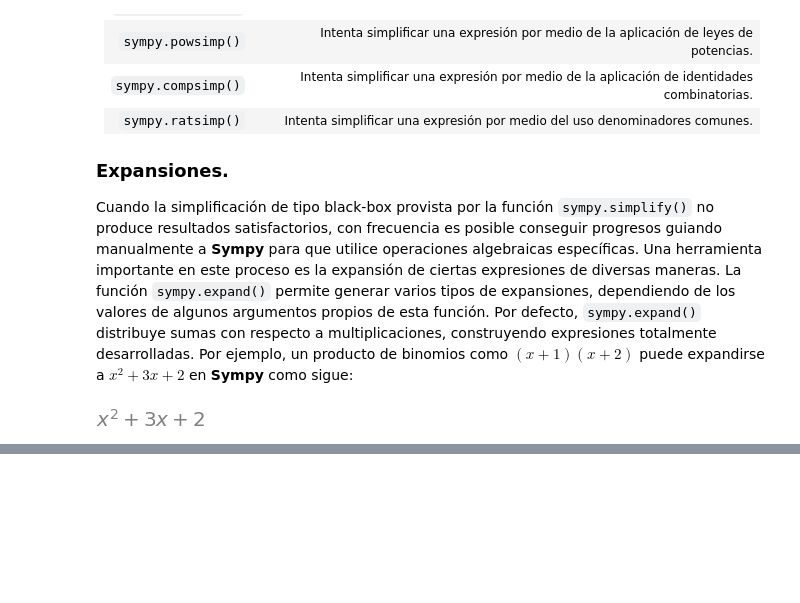
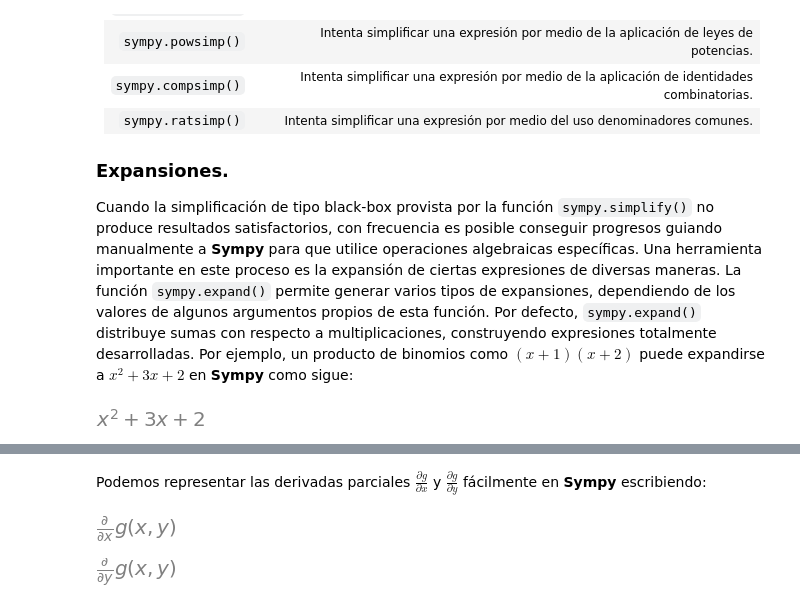
Before and after one commit to rquezadac/udd_data_analytics_lectures, a Jupyter notebook: seccion_04_scipy/clase_4_2.ipynb, the cells around one changed output, grey strips where cells are left out. Saved outputs shown, nothing was run; the diff lists cells and outputs as text; code cells hidden in the pictures; blank space fills up the shorter version.

```diff
--- a/seccion_04_scipy/clase_4_2.ipynb
+++ b/seccion_04_scipy/clase_4_2.ipynb
@@ -740,0 +768,15 @@ values = np.linspace(start=0, stop=99, num=100)
+# %%
+# Función de dos variables g(x, y).
+g = sympy.Function("g")(x, y)
+# %% [markdown]
+Podemos representar las derivadas parciales $\displaystyle \frac {\partial g}{\partial x}$ y $\displaystyle \frac{\partial g}{\partial y}$ fácilmente en **Sympy** escribiendo:
+# %%
+# Derivada parcial de g(x, y) con respecto a x.
+g.diff(x)
+# %% [output]
+[figure, added]
+# %%
+# Derivada parcial de g(x, y) con respecto a y.
+g.diff(y)
+# %% [output]
+[figure, added]
```
Also changed, not shown: parts of 176 cells of this notebook.
